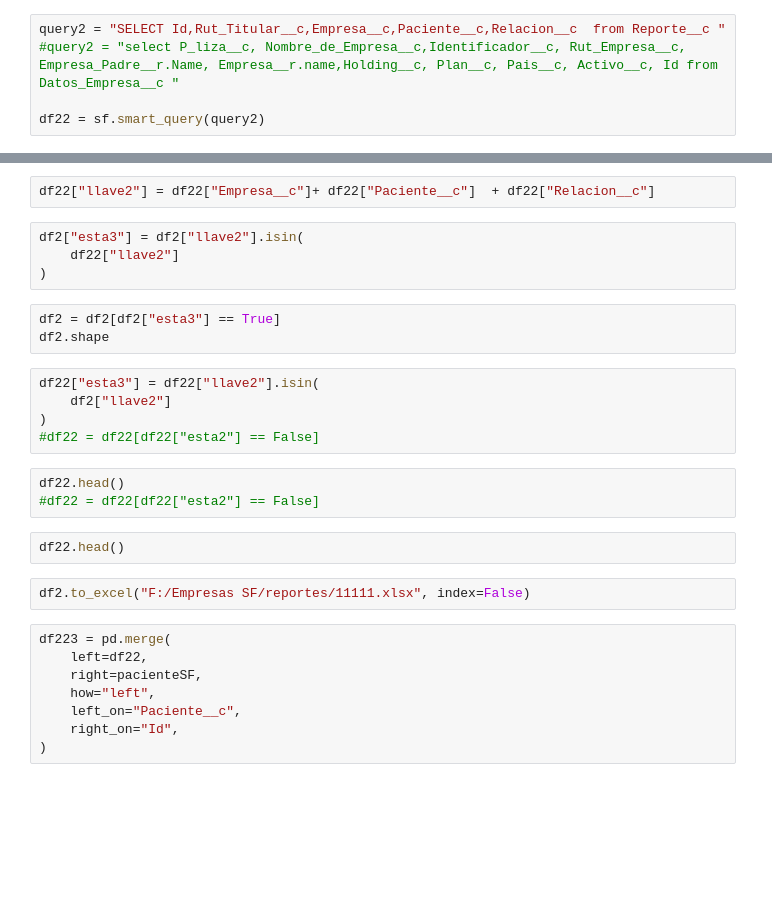
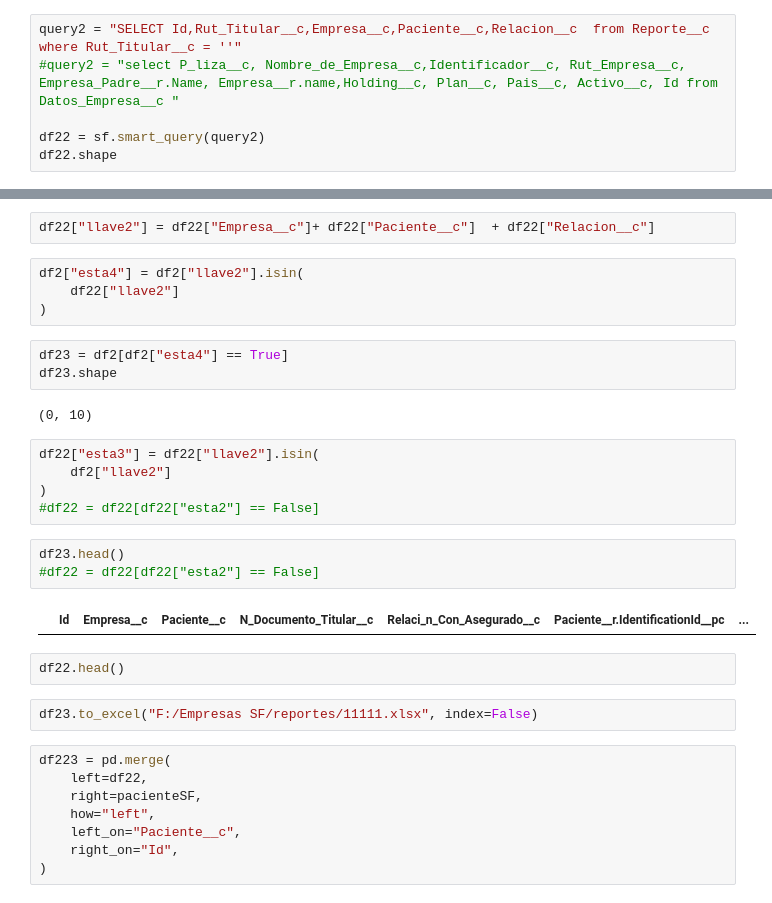
Before and after one commit to juanca-martinez/basefinal, a Jupyter notebook: modeloNuevo/sacar_rut_titular.ipynb, the cells around one changed output, grey strips where cells are left out. Cells and saved outputs as stored; diff of their text form; blank space fills up the shorter version.

```diff
--- a/modeloNuevo/sacar_rut_titular.ipynb
+++ b/modeloNuevo/sacar_rut_titular.ipynb
@@ -58,7 +60,8 @@ df2 = sf.smart_query(query)
 # %%
 df2.shape
 # %%
-query2 = "SELECT Id,Rut_Titular__c,Empresa__c,Paciente__c,Relacion__c  from Reporte__c "
+query2 = "SELECT Id,Rut_Titular__c,Empresa__c,Paciente__c,Relacion__c  from Reporte__c where Rut_Titular__c = ''"
 #query2 = "select P_liza__c, Nombre_de_Empresa__c,Identificador__c, Rut_Empresa__c, Empresa_Padre__r.Name, Empresa__r.name,Holding__c, Plan__c, Pais__c, Activo__c, Id from Datos_Empresa__c "
 
 df22 = sf.smart_query(query2)
+df22.shape
@@ -77,24 +82,28 @@ df2["llave2"] = df2["Empresa__c"] + df2["Paciente__c"] +   df2["Relaci_n_Con_Ase
 # %%
 df22["llave2"] = df22["Empresa__c"]+ df22["Paciente__c"]  + df22["Relacion__c"]
 # %%
-df2["esta3"] = df2["llave2"].isin(
+df2["esta4"] = df2["llave2"].isin(
     df22["llave2"]
 )
 # %%
-df2 = df2[df2["esta3"] == True]
-df2.shape
+df23 = df2[df2["esta4"] == True]
+df23.shape
+# %% [output]
+(0, 10)
 # %%
 df22["esta3"] = df22["llave2"].isin(
     df2["llave2"]
 )
 #df22 = df22[df22["esta2"] == False]
 # %%
-df22.head()
+df23.head()
 #df22 = df22[df22["esta2"] == False]
+# %% [output]
+|  | Id | Empresa__c | Paciente__c | N_Documento_Titular__c | Relaci_n_Con_Asegurado__c | Paciente__r.IdentificationId__pc | ... |
 # %%
 df22.head()
 # %%
-df2.to_excel("F:/Empresas SF/reportes/11111.xlsx", index=False)
+df23.to_excel("F:/Empresas SF/reportes/11111.xlsx", index=False)
 # %%
 df223 = pd.merge(
     left=df22,
```
Also changed, not shown: parts of 2 cells of this notebook, 4 other files.
